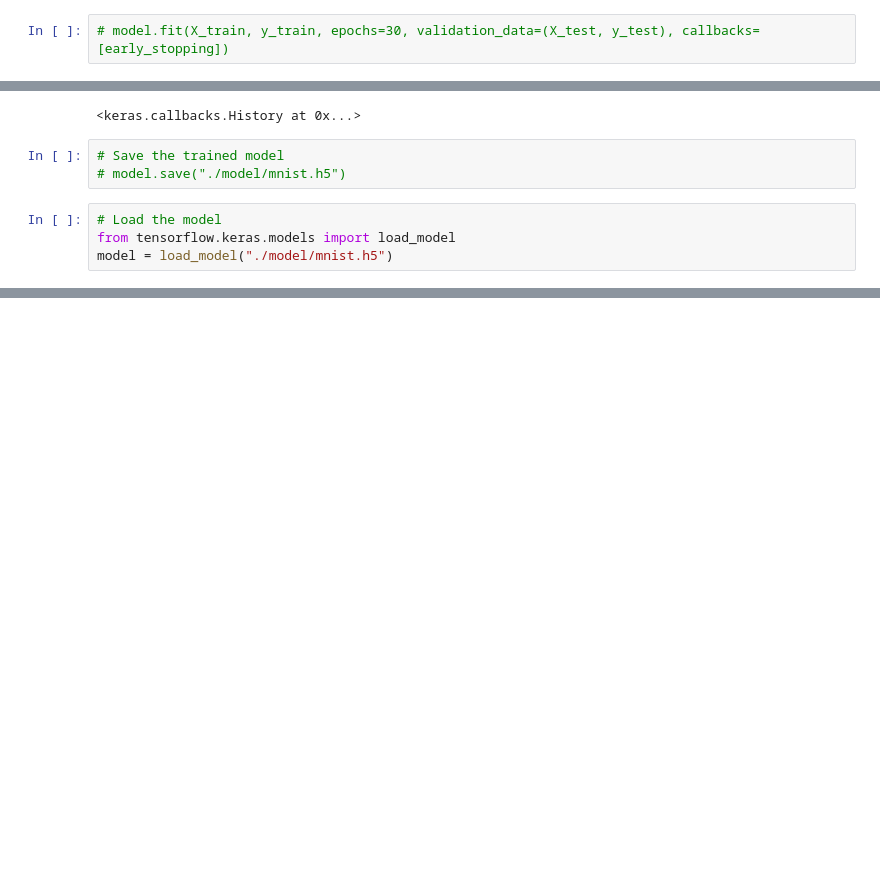
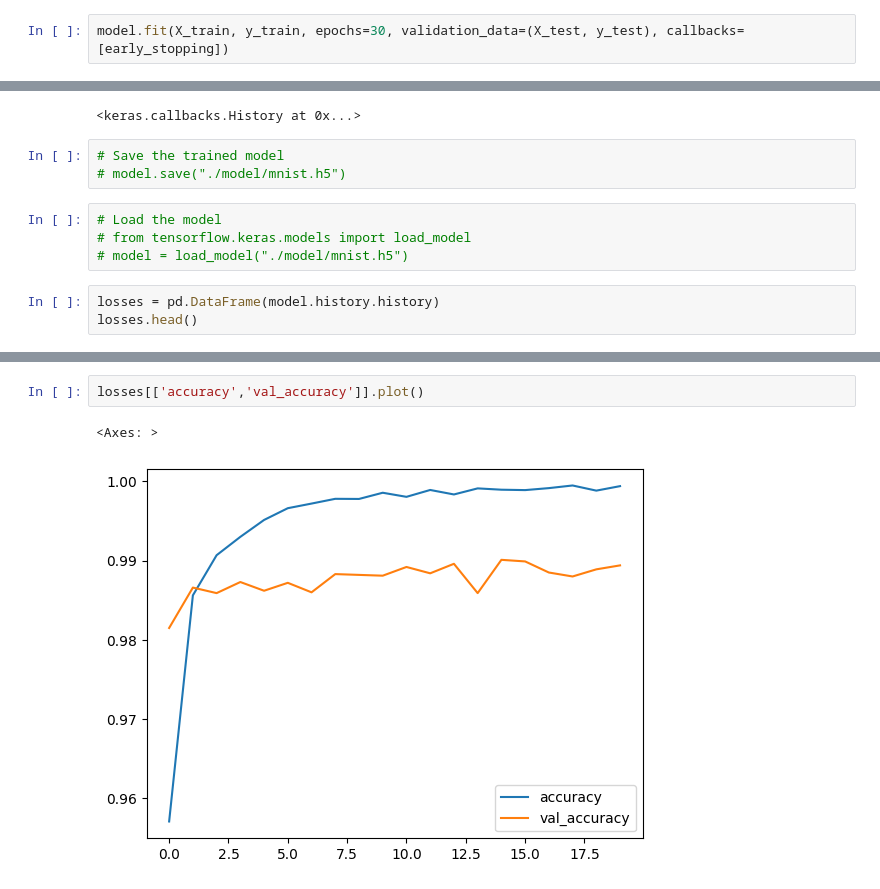
Before and after one commit to PrathamModi001/MNIST_CNN, a Jupyter notebook: mnist.ipynb, the cells around one changed output, grey strips where cells are left out. Saved outputs shown, nothing was run; the diff lists cells and outputs as text; blank space fills up the shorter version.

```diff
--- a/mnist.ipynb
+++ b/mnist.ipynb
@@ -204,6 +204,6 @@ from tensorflow.keras.callbacks import EarlyStopping
 
 early_stopping = EarlyStopping(monitor = "val_accuracy", patience=5)
 # %%
-# model.fit(X_train, y_train, epochs=30, validation_data=(X_test, y_test), callbacks=[early_stopping])
+model.fit(X_train, y_train, epochs=30, validation_data=(X_test, y_test), callbacks=[early_stopping])
 # %% [output]
 Epoch 1/30
@@ -230,5 +229,8 @@ Epoch 9/30
 # model.save("./model/mnist.h5")
 # %%
 # Load the model
-from tensorflow.keras.models import load_model
-model = load_model("./model/mnist.h5")
+# from tensorflow.keras.models import load_model
+# model = load_model("./model/mnist.h5")
+# %%
+losses = pd.DataFrame(model.history.history)
+losses.head()
@@ -234,0 +244,5 @@ model = load_model("./model/mnist.h5")
+# %%
+losses[['accuracy','val_accuracy']].plot()
+# %% [output]
+<Axes: >
+[figure, added]
```
Also changed, not shown: parts of 3 cells of this notebook, 1 other file.
